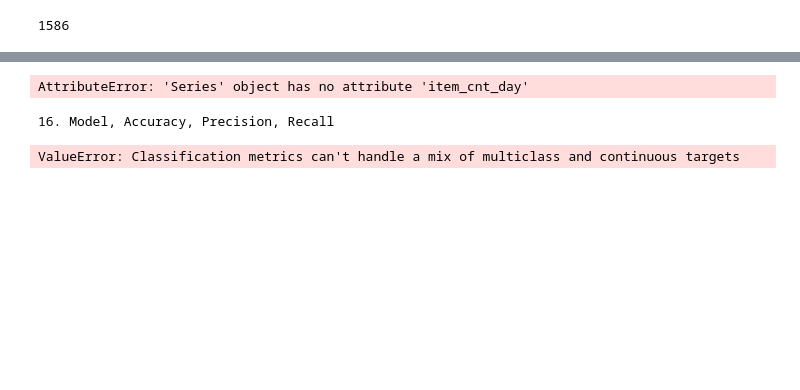
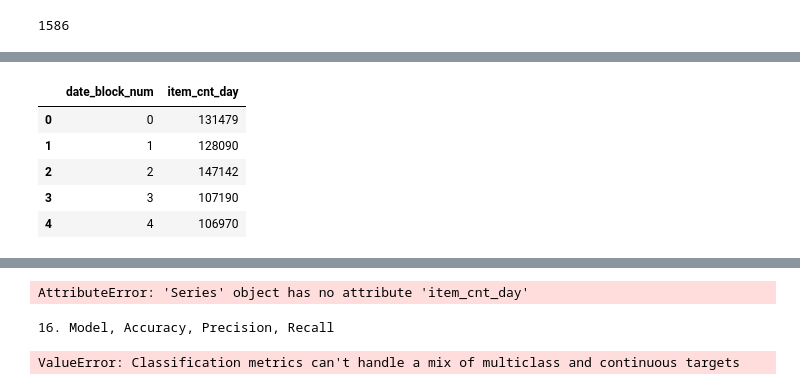
Before and after one commit to jguzman94/capstone-project, a Jupyter notebook: caps_1.ipynb, the cells around one changed output, grey strips where cells are left out. Cells and saved outputs as stored; diff of their text form; code cells hidden in the pictures; blank space fills up the shorter version.

```diff
--- a/caps_1.ipynb
+++ b/caps_1.ipynb
@@ -252,0 +203,9 @@ for i in range (0,59):
+# %%
+df4.head()
+# %% [output]
+|  | date_block_num | item_cnt_day |
+| 0 | 0 | 131479 |
+| 1 | 1 | 128090 |
+| 2 | 2 | 147142 |
+| 3 | 3 | 107190 |
+| 4 | 4 | 106970 |
```
Also changed, not shown: parts of 7 cells of this notebook.
